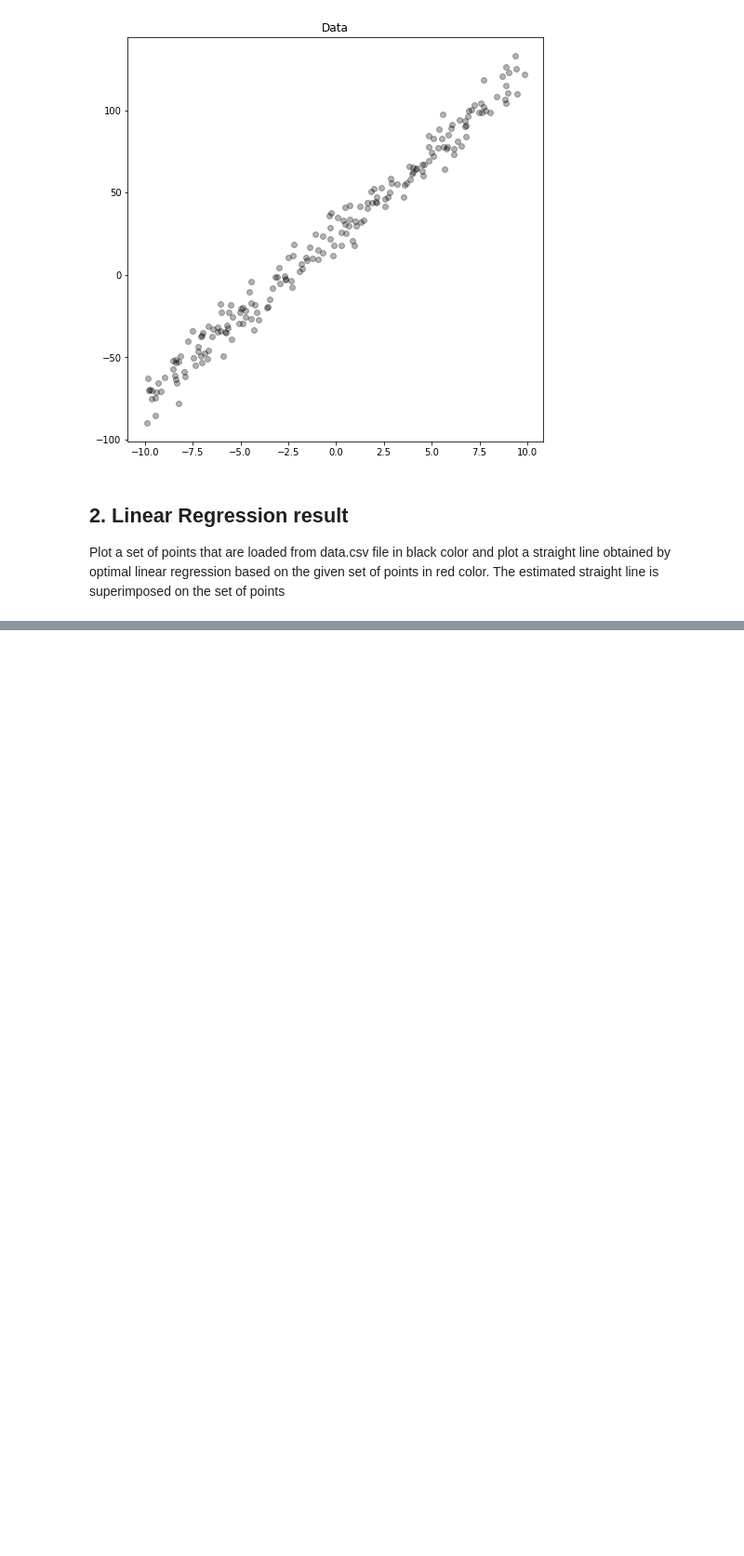
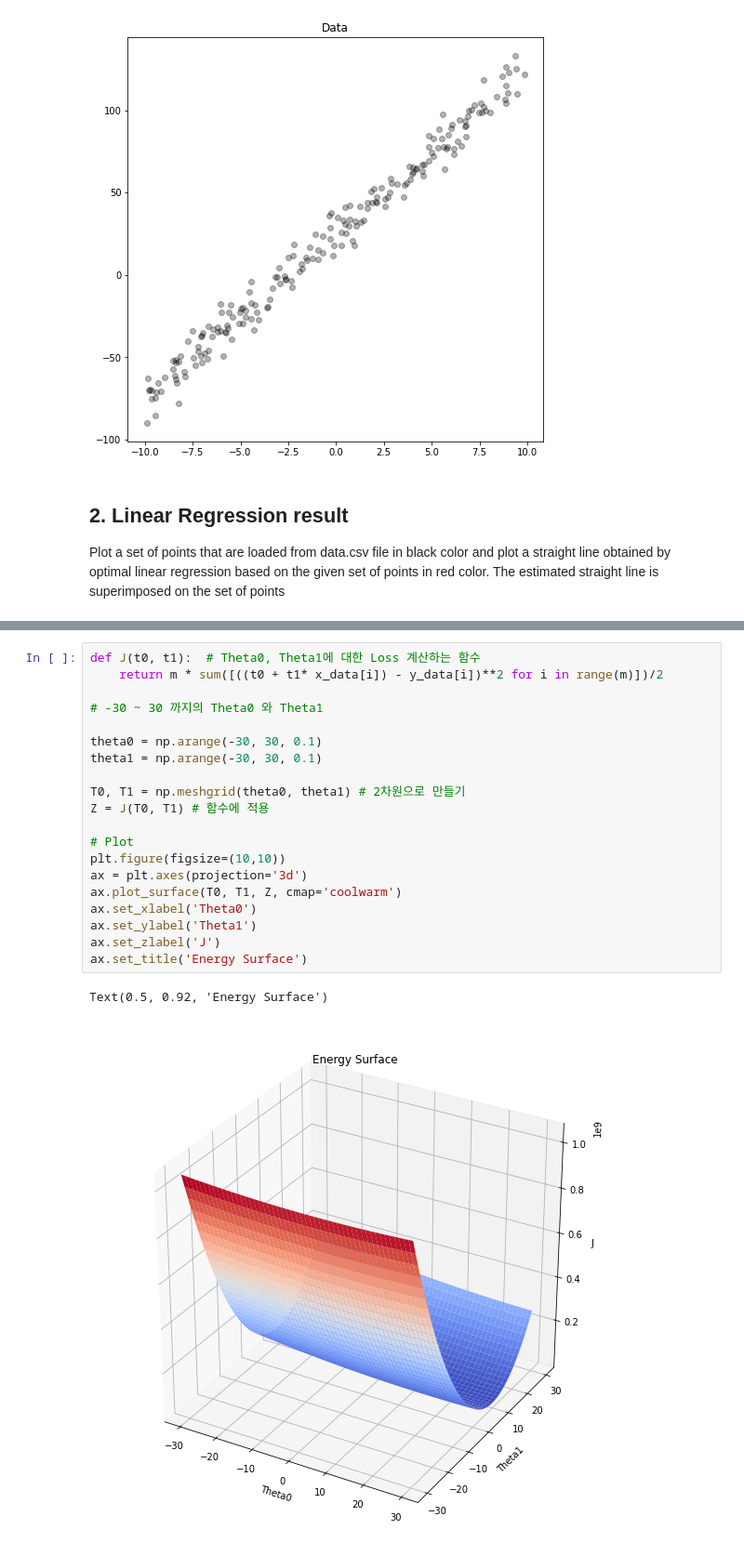
Before and after one commit to fxnnxc/class-MachineLearning, a Jupyter notebook: Assignment03.ipynb, the cells around one changed output, grey strips where cells are left out. Shown at 93% size. Drawn from its saved outputs; the diff is of its cells as text; blank space fills up the shorter version.

```diff
--- a/Assignment03.ipynb
+++ b/Assignment03.ipynb
@@ -68,0 +80,23 @@ plt.legend(['linear regression', 'data'])
+# %%
+def J(t0, t1):  # Theta0, Theta1에 대한 Loss 계산하는 함수
+    return m * sum([((t0 + t1* x_data[i]) - y_data[i])**2 for i in range(m)])/2
+
+# -30 ~ 30 까지의 Theta0 와 Theta1
+
+theta0 = np.arange(-30, 30, 0.1)
+theta1 = np.arange(-30, 30, 0.1)
+
+T0, T1 = np.meshgrid(theta0, theta1) # 2차원으로 만들기
+Z = J(T0, T1) # 함수에 적용
+
+# Plot
+plt.figure(figsize=(10,10))
+ax = plt.axes(projection='3d')
+ax.plot_surface(T0, T1, Z, cmap='coolwarm')
+ax.set_xlabel('Theta0')
+ax.set_ylabel('Theta1')
+ax.set_zlabel('J')
+ax.set_title('Energy Surface')
+# %% [output]
+Text(0.5, 0.92, 'Energy Surface')
+[figure, added]
```
Also changed, not shown: parts of 3 cells of this notebook.
